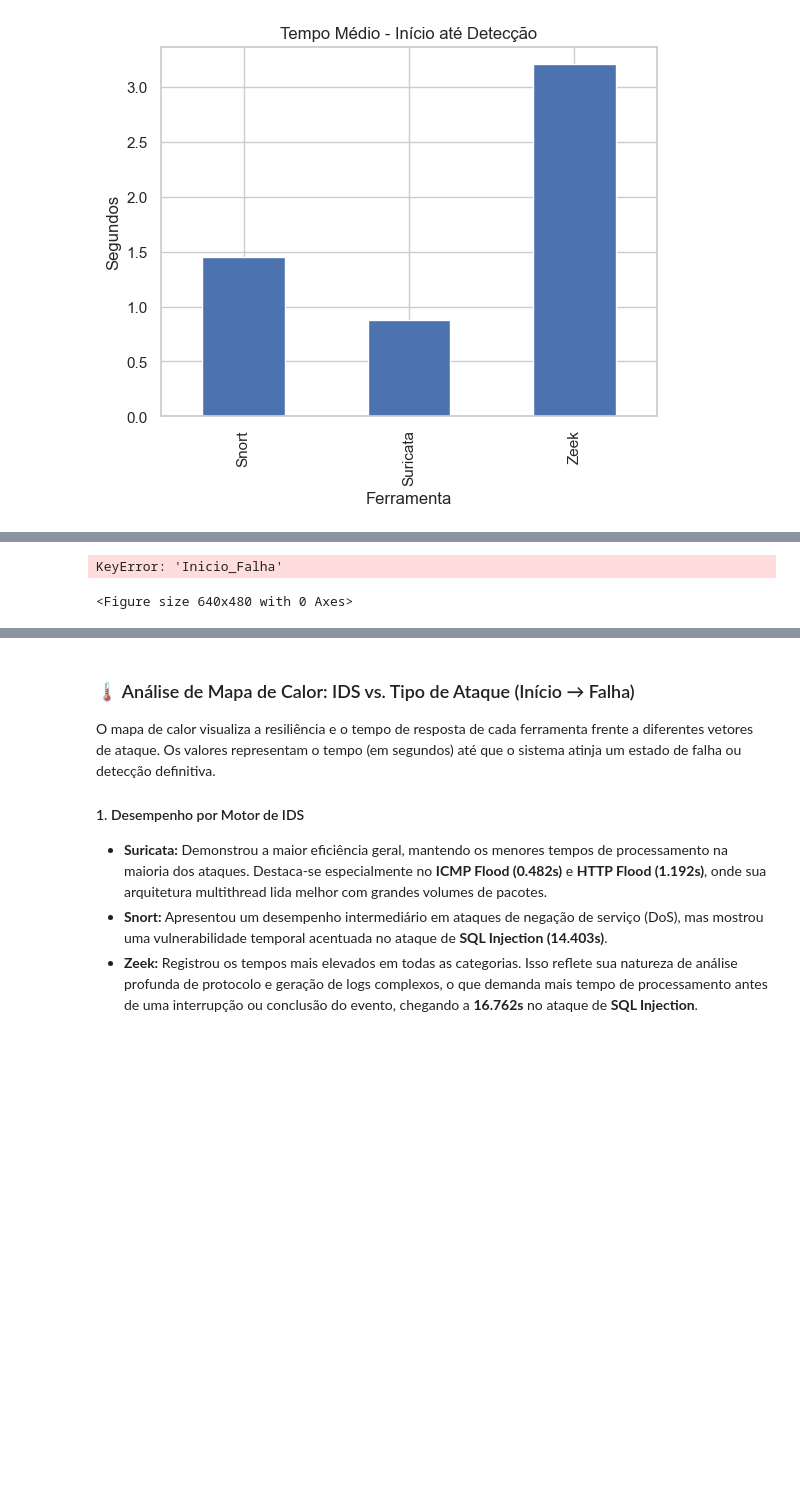
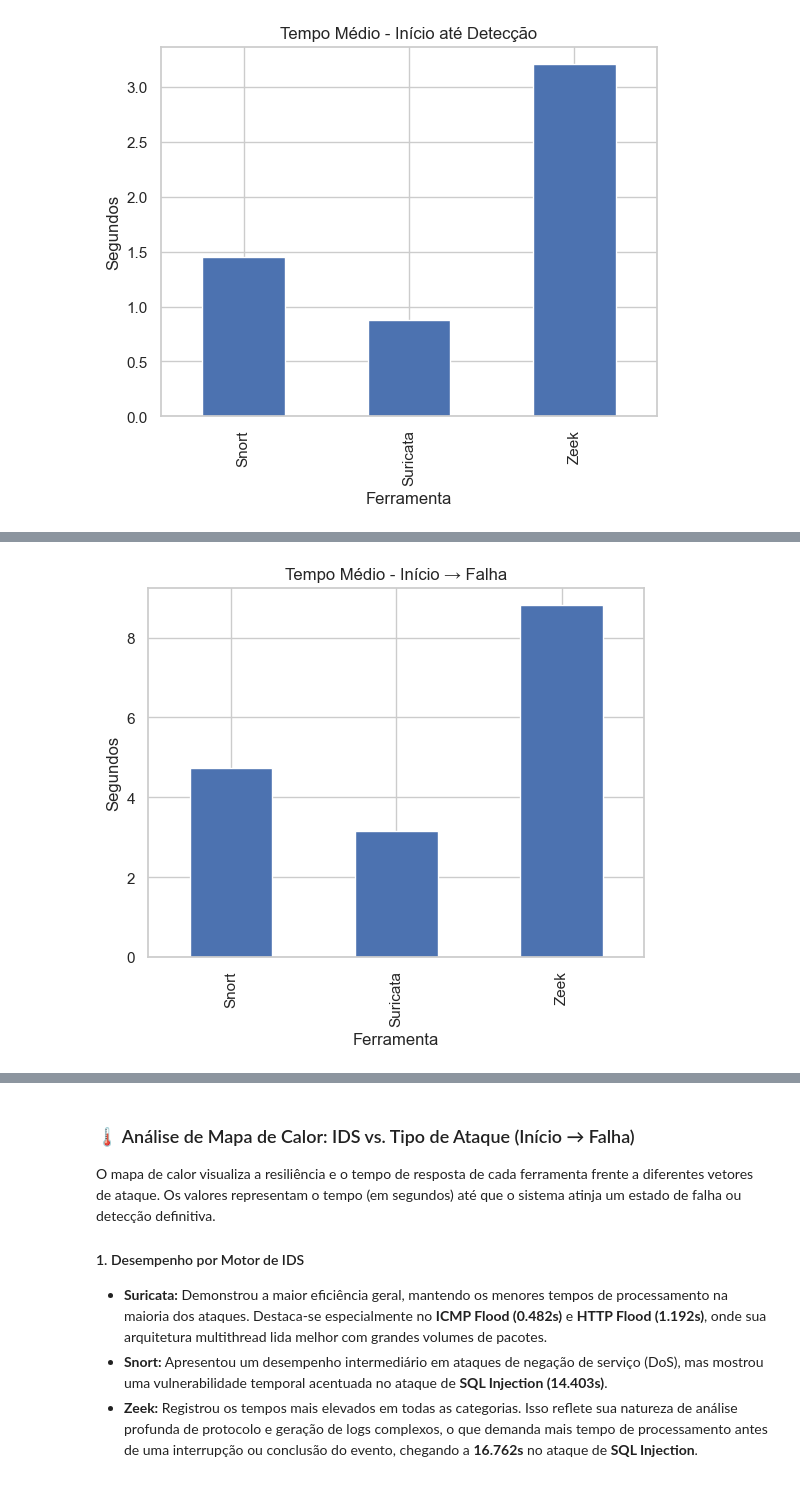
Before and after one commit to GT-IoTEdu/API_SBRC26_SF, a Jupyter notebook: resultados/Analise das IDS.ipynb, the cells around one changed output, grey strips where cells are left out. Drawn from its saved outputs; the diff is of its cells as text; code cells hidden in the pictures; blank space fills up the shorter version.

```diff
--- a/resultados/Analise das IDS.ipynb
+++ b/resultados/Analise das IDS.ipynb
@@ -289,12 +289,11 @@ KeyError: 'Deteccao_Bloqueio'
 # %%
 plt.figure()
-media['Inicio_Falha'].plot(kind='bar')
+media_por_ferramenta['Inicio_Falha'].plot(kind='bar')
 plt.title('Tempo Médio - Início → Falha')
 plt.ylabel('Segundos')
 plt.xlabel('Ferramenta')
 plt.show()
 # %% [output]
-KeyError: 'Inicio_Falha'
-<Figure size 640x480 with 0 Axes>
+[figure, added]
 # %%
 plt.figure()
```
Also changed, not shown: parts of 7 cells of this notebook.
